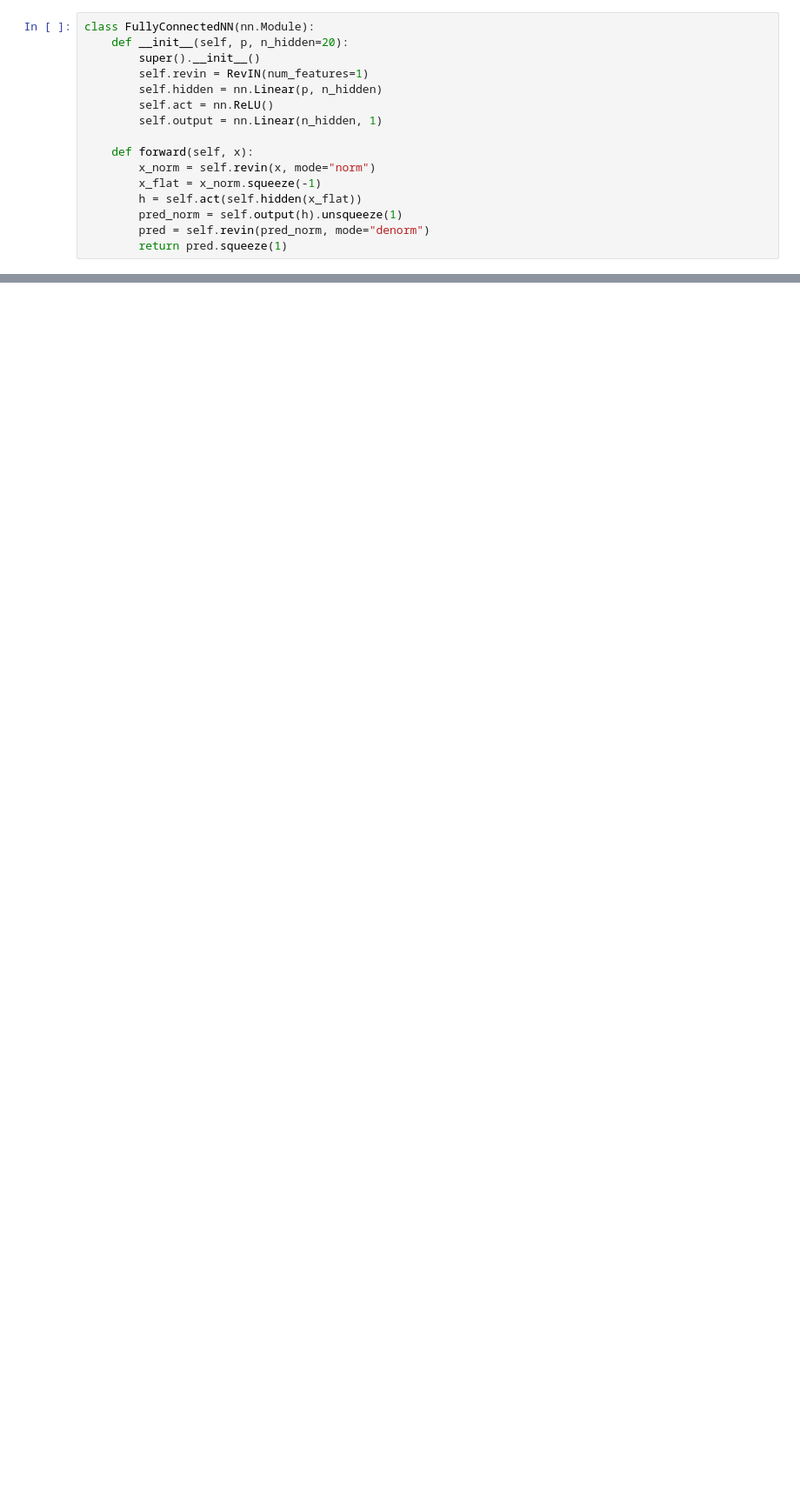
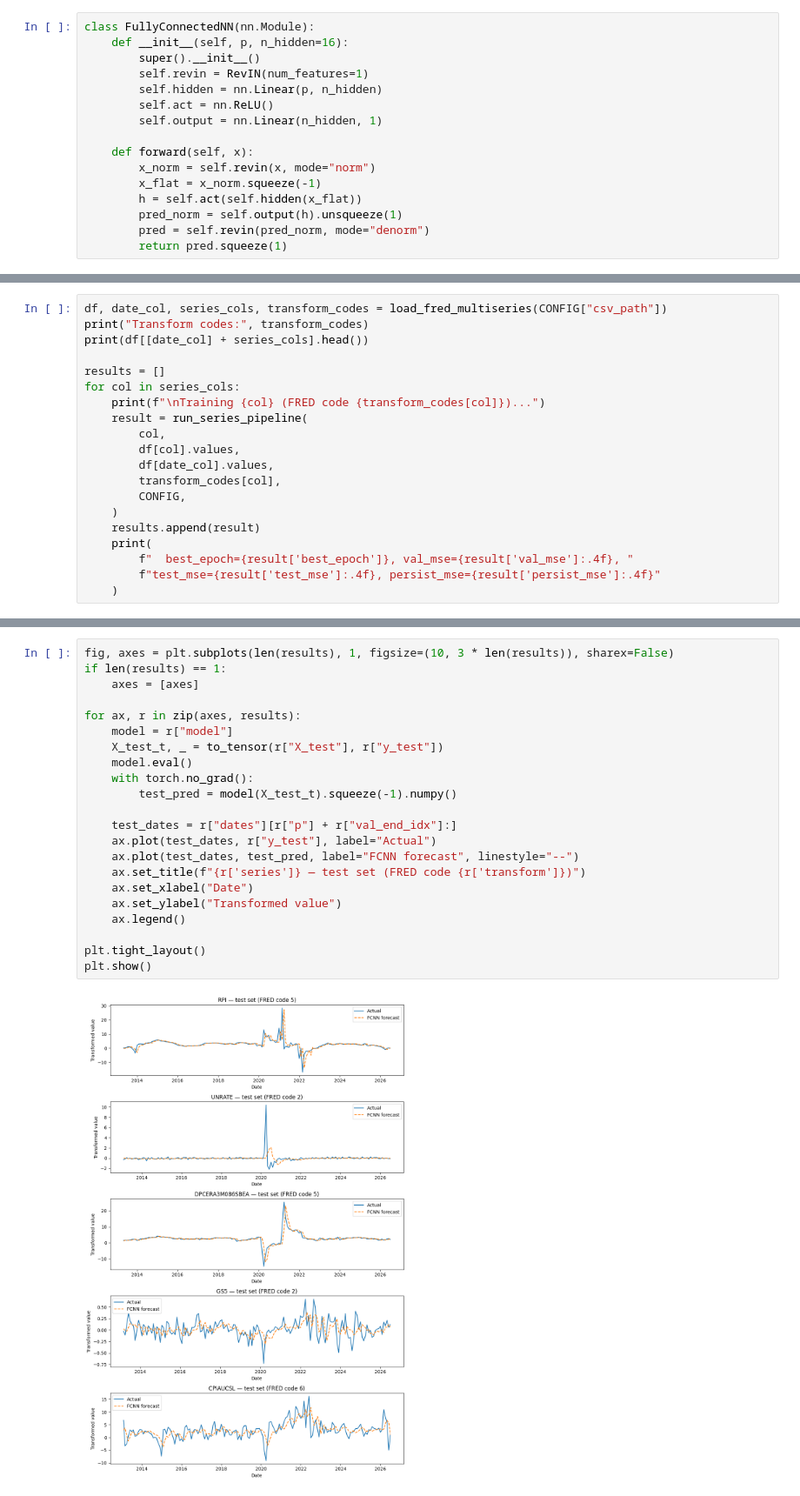
Before and after one commit to WillNeub/VIPHW1Part2, a Jupyter notebook: new_series_fcn.ipynb, the cells around one changed output, grey strips where cells are left out. Shown at 87% size. Drawn from its saved outputs; the diff is of its cells as text; blank space fills up the shorter version.

Commit message:
changes with all the series

```diff
--- a/new_series_fcn.ipynb
+++ b/new_series_fcn.ipynb
@@ -130,7 +118,7 @@ class RevIN(nn.Module):
         raise ValueError("mode must be 'norm' or 'denorm'")
 # %%
 class FullyConnectedNN(nn.Module):
-    def __init__(self, p, n_hidden=20):
+    def __init__(self, p, n_hidden=16):
         super().__init__()
         self.revin = RevIN(num_features=1)
         self.hidden = nn.Linear(p, n_hidden)
@@ -205,0 +226,20 @@ plt.show()
+# %%
+df, date_col, series_cols, transform_codes = load_fred_multiseries(CONFIG["csv_path"])
+print("Transform codes:", transform_codes)
+print(df[[date_col] + series_cols].head())
+
+results = []
+for col in series_cols:
+    print(f"\nTraining {col} (FRED code {transform_codes[col]})...")
+    result = run_series_pipeline(
+        col,
+        df[col].values,
+        df[date_col].values,
+        transform_codes[col],
+        CONFIG,
+    )
+    results.append(result)
+    print(
+        f"  best_epoch={result['best_epoch']}, val_mse={result['val_mse']:.4f}, "
+        f"test_mse={result['test_mse']:.4f}, persist_mse={result['persist_mse']:.4f}"
+    )
@@ -205,0 +351,24 @@ plt.show()
+# %%
+fig, axes = plt.subplots(len(results), 1, figsize=(10, 3 * len(results)), sharex=False)
+if len(results) == 1:
+    axes = [axes]
+
+for ax, r in zip(axes, results):
+    model = r["model"]
+    X_test_t, _ = to_tensor(r["X_test"], r["y_test"])
+    model.eval()
+    with torch.no_grad():
+        test_pred = model(X_test_t).squeeze(-1).numpy()
+
+    test_dates = r["dates"][r["p"] + r["val_end_idx"]:]
+    ax.plot(test_dates, r["y_test"], label="Actual")
+    ax.plot(test_dates, test_pred, label="FCNN forecast", linestyle="--")
+    ax.set_title(f"{r['series']} — test set (FRED code {r['transform']})")
+    ax.set_xlabel("Date")
+    ax.set_ylabel("Transformed value")
+    ax.legend()
+
+plt.tight_layout()
+plt.show()
+# %% [output]
+[figure, added]
```
Also changed, not shown: parts of 20 cells of this notebook, 3 other files.
